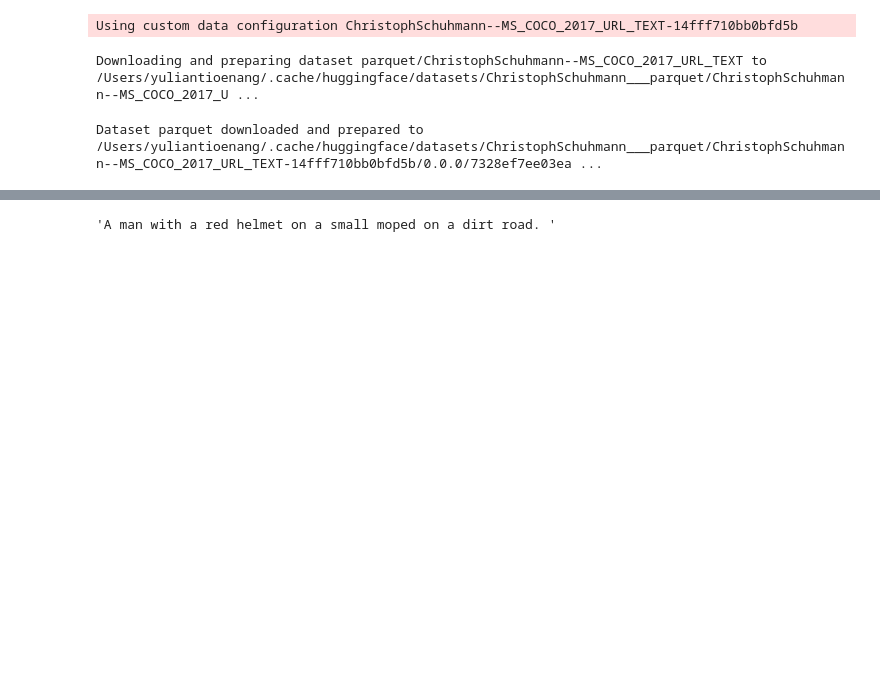
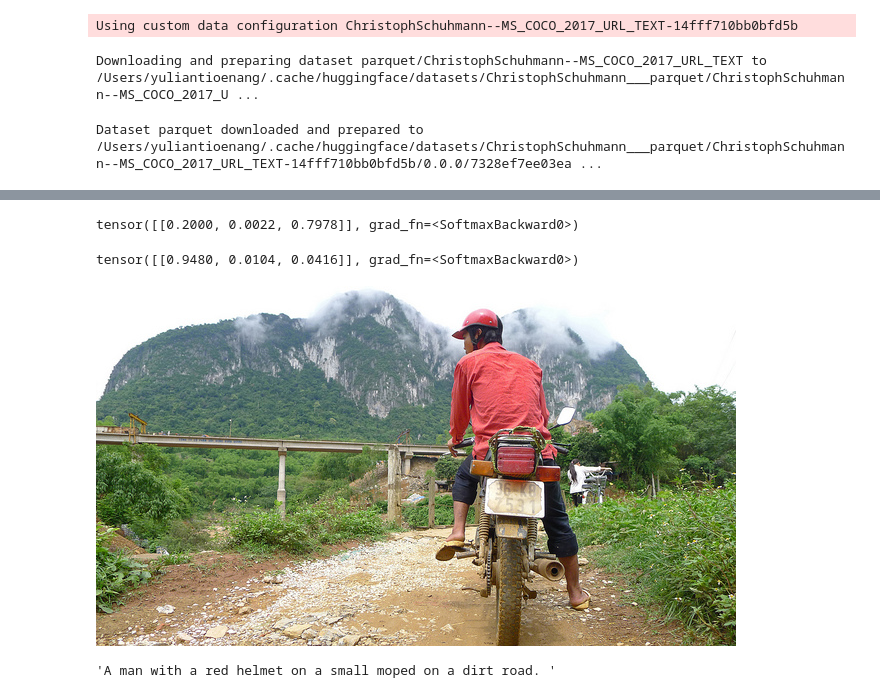
Before and after one commit to YuliantiOenang/tryingHuggingFace, a Jupyter notebook: image_processing.ipynb, the cells around one changed output, grey strips where cells are left out. Saved outputs shown, nothing was run; the diff lists cells and outputs as text; code cells hidden in the pictures; blank space fills up the shorter version.

Commit message:
use clip for predict text related to image that has already text decription from coco dataset and modify the text

```diff
--- a/image_processing.ipynb
+++ b/image_processing.ipynb
@@ -160,3 +162,15 @@ tensor([[0.9892, 0.0108]], grad_fn=<SoftmaxBackward0>)
+# %%
+probs
+# %% [output]
+tensor([[0.2000, 0.0022, 0.7978]], grad_fn=<SoftmaxBackward0>)
+# %%
+probs
+# %% [output]
+tensor([[0.9480, 0.0104, 0.0416]], grad_fn=<SoftmaxBackward0>)
+# %%
+image
+# %% [output]
+[figure, added]
 # %%
 dataset["train"]["TEXT"][0]
 # %% [output]
```
Also changed, not shown: parts of 4 cells of this notebook.
